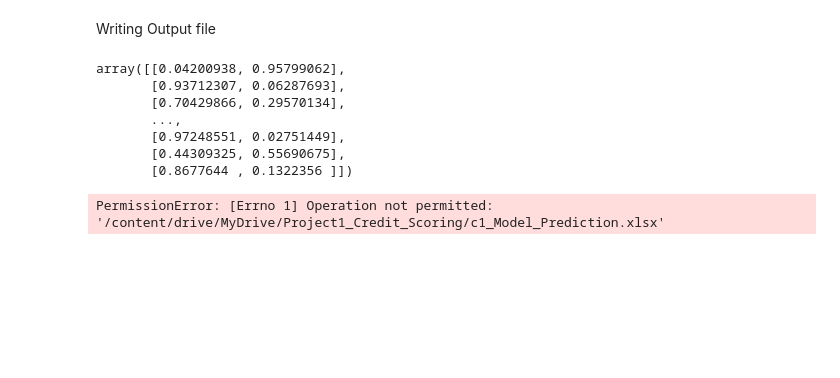
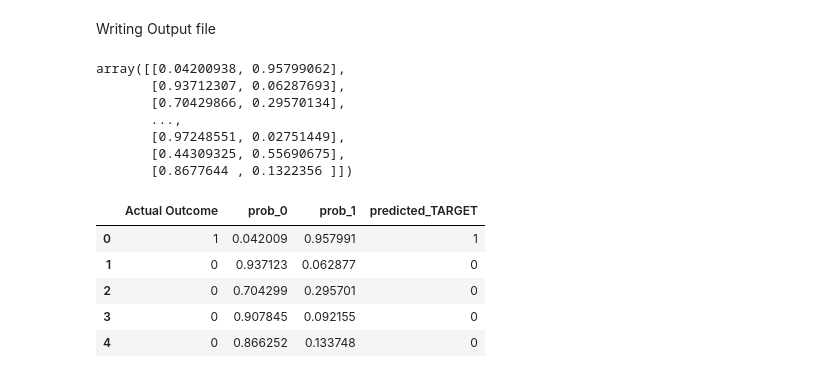
Before and after one commit to Rahulkumar240/codealpha_tasks, a Jupyter notebook: Creditscoringmodel.ipynb, the cells around one changed output. Cells and saved outputs as stored; diff of their text form; code cells hidden in the pictures; blank space fills up the shorter version.

```diff
--- a/Creditscoringmodel.ipynb
+++ b/Creditscoringmodel.ipynb
@@ -127,10 +132,16 @@ array([[0.04200938, 0.95799062],
 # %%
 df_prediction_prob = pd.DataFrame(predictions, columns=['prob_0', 'prob_1'])
 df_prediction_target = pd.DataFrame(classifier.predict(x_test), columns=['predicted_TARGET'])
 df_test_dataset = pd.DataFrame(y_test, columns=['Actual Outcome'])
 
 dfx=pd.concat([df_test_dataset, df_prediction_prob, df_prediction_target], axis=1)
-dfx.to_csv("/content/drive/MyDrive/Project1_Credit_Scoring/c1_Model_Prediction.xlsx" , sep=',', encoding='UTF-8')
+dfx.to_excel("/content/c1_Model_Prediction.xlsx", index=False, engine='openpyxl')
+
 dfx.head()
 # %% [output]
-PermissionError: [Errno 1] Operation not permitted: '/content/drive/MyDrive/Project1_Credit_Scoring/c1_Model_Prediction.xlsx'
+|  | Actual Outcome | prob_0 | prob_1 | predicted_TARGET |
+| 0 | 1 | 0.042009 | 0.957991 | 1 |
+| 1 | 0 | 0.937123 | 0.062877 | 0 |
+| 2 | 0 | 0.704299 | 0.295701 | 0 |
+| 3 | 0 | 0.907845 | 0.092155 | 0 |
+| 4 | 0 | 0.866252 | 0.133748 | 0 |
```
Also changed, not shown: parts of 4 cells of this notebook.
